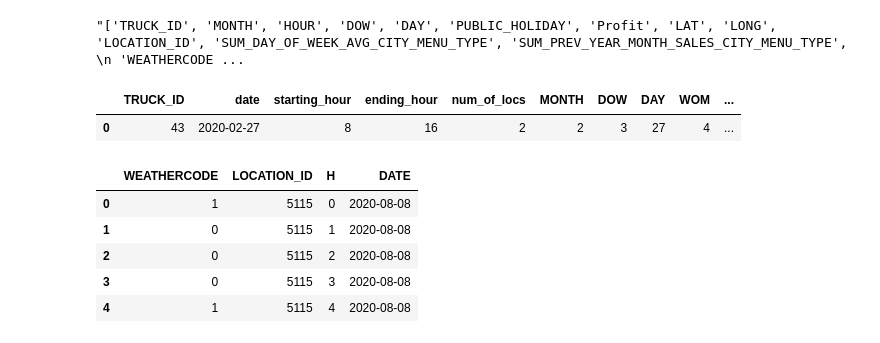
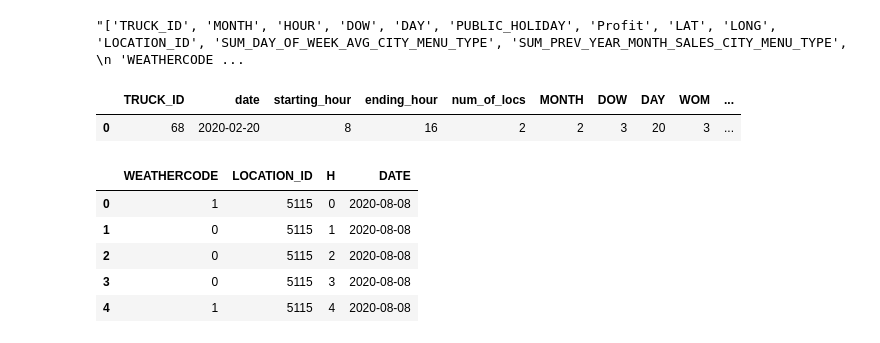
Before and after one commit to jkyxd/ICP_Group3, a Jupyter notebook: Testing File.ipynb, the cells around one changed output. Drawn from its saved outputs; the diff is of its cells as text; code cells hidden in the pictures.

```diff
--- a/Testing File.ipynb
+++ b/Testing File.ipynb
@@ -260,8 +234,8 @@ Starting location recommendation
 from datetime import datetime
 
 
-truck_id = 43
-date = '2020-2-27'
+truck_id = 68
+date = '2020-2-20'
 datetime_object = datetime.strptime(date, '%Y-%m-%d')
 starting_hour = 8
 ending_hour = 16
@@ -286,35 +260,35 @@ public_holidays = [
     {'Month': 10, 'Day': None, 'DOW': '0', 'WOM': 2},  # Columbus Day (second Monday in October)
     {'Month': 6, 'Day': 19, 'DOW': None, 'WOM': None},  # Juneteenth
     {'Month': 9, 'Day': None, 'DOW': '0', 'WOM': 1},  # Labor Day (first Monday in September)
     {'Month': 1, 'Day': None, 'DOW': '0', 'WOM': 3},  # Martin Luther King, Jr. Day (third Monday in January)
     {'Month': 5, 'Day': None, 'DOW': '0', 'WOM': -1},  # Memorial Day (last Monday in May)
     {'Month': 1, 'Day': 1, 'DOW': None, 'WOM': None},  # New Year's Day
     {'Month': 12, 'Day': 31, 'DOW': None, 'WOM': None},  # New Year's Eve
     {'Month': 11, 'Day': None, 'DOW': '3', 'WOM': 4},  # Thanksgiving Day (fourth Thursday in November)
     {'Month': 11, 'Day': None, 'DOW': '2', 'WOM': 4},  # Thanksgiving Eve (fourth Wednesday in November)
     {'Month': 2, 'Day': 14, 'DOW': None, 'WOM': None},  # Valentine's Day
     {'Month': 11, 'Day': 11, 'DOW': None, 'WOM': None},  # Veterans Day
     {'Month': 10, 'Day': 31, 'DOW': None, 'WOM': None},  # Halloween
     {'Month': 3, 'Day': 17, 'DOW': None, 'WOM': None},  # St. Patrick's Day
     {'Month': 11, 'Day': 25, 'DOW': '4', 'WOM': None},  # Black Friday
     {'Month': 12, 'Day': 26, 'DOW': None, 'WOM': None},  # Boxing Day
 ]
 
 # Iterate over the public holidays and create the 'public_holiday' column
 df['PUBLIC_HOLIDAY'] = 0  # Initialize the column with 0 (not a public holiday)
 for holiday in public_holidays:
     month_mask = df['date'].dt.month == holiday['Month']
     day_mask = df['date'].dt.day == holiday['Day']
     dow_mask = df['date'].dt.dayofweek == int(holiday['DOW']) if holiday['DOW'] is not None else True
     wom_mask = (df['date'].dt.day - 1) // 7 + 1 == holiday['WOM'] if holiday['WOM'] is not None else True
 
     mask = month_mask & day_mask & dow_mask & wom_mask
-    df.loc[mask, 'public_holiday'] = 1
+    df.loc[mask, 'PUBLIC_HOLIDAY'] = 1
 
 df.head()
 # %% [output]
 |  | TRUCK_ID | date | starting_hour | ending_hour | num_of_locs | MONTH | DOW | DAY | WOM | ... |
-| 0 | 43 | 2020-02-27 | 8 | 16 | 2 | 2 | 3 | 27 | 4 | ... |
+| 0 | 68 | 2020-02-20 | 8 | 16 | 2 | 2 | 3 | 20 | 3 | ... |
 # %%
 #schema get Truck table + Location table, get location id, City + region
 session.use_schema("RAW_POS")
```
Also changed, not shown: parts of 19 cells of this notebook.
